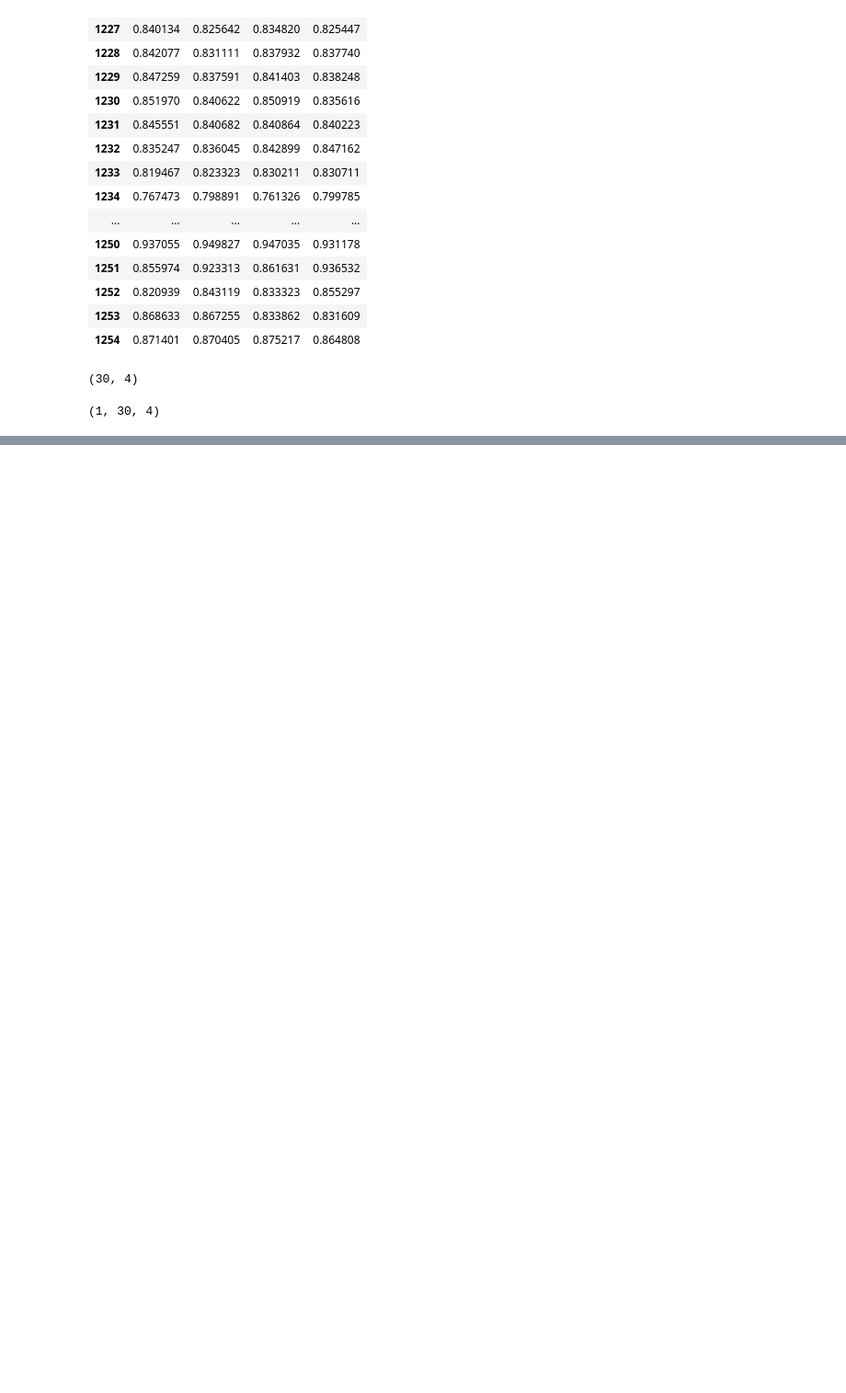
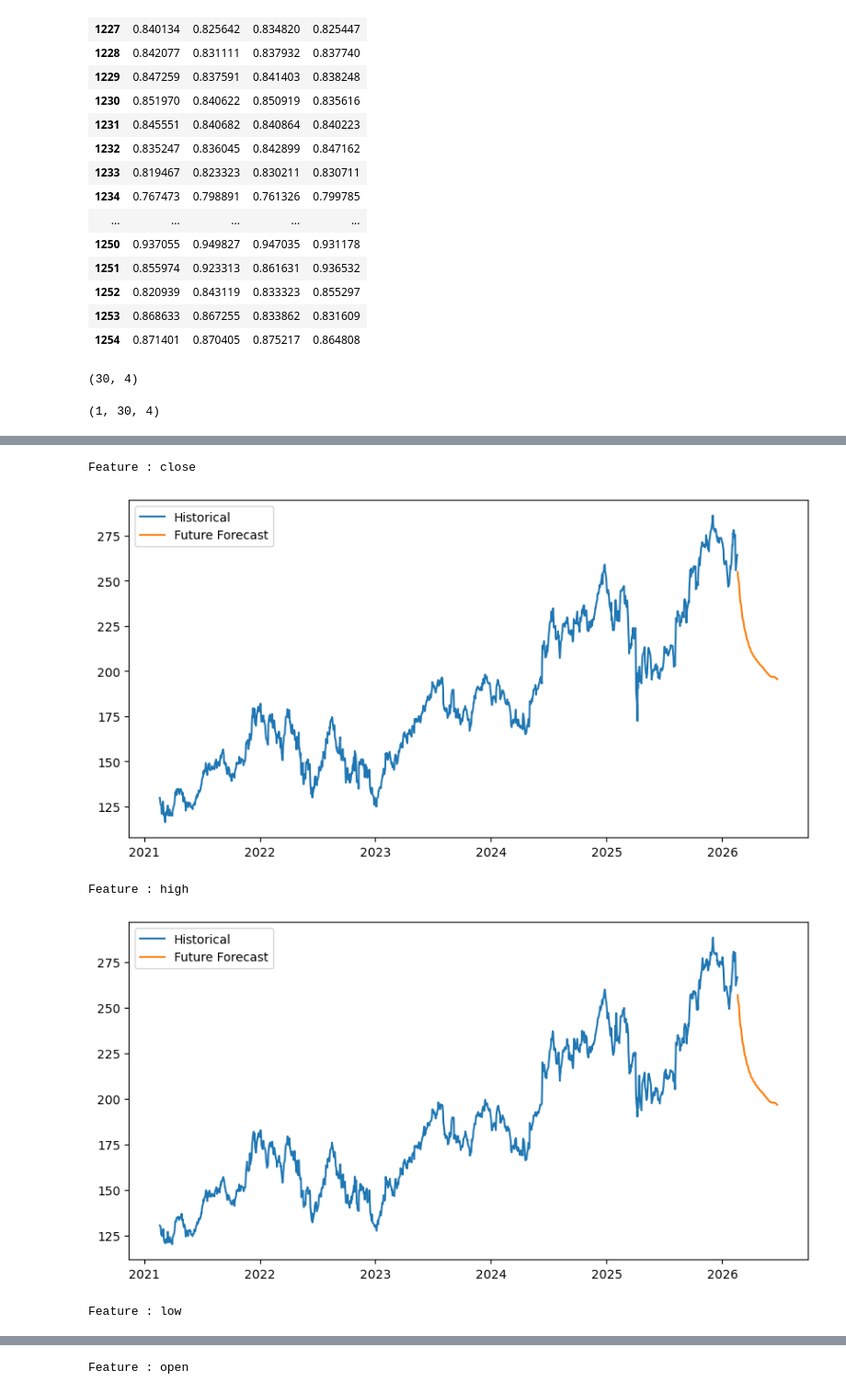
Before and after one commit to utsav87589/LSTM---Stock-price-prediction, a Jupyter notebook: v1/notebooks/many_to_many.ipynb, the cells around one changed output, grey strips where cells are left out. Shown at 92% size. Cells and saved outputs as stored; diff of their text form; code cells hidden in the pictures; blank space fills up the shorter version.

```diff
--- a/v1/notebooks/many_to_many.ipynb
+++ b/v1/notebooks/many_to_many.ipynb
@@ -418,0 +530,5 @@ for i in range (0, 4) :
+# %%
+### modifying the shape
+last_sequence_90 = np.array(last_sequence_90)
+last_sequence_90 = np.expand_dims(last_sequence_90, axis = 0)
+last_sequence_90.shape
@@ -418,0 +537,4 @@ for i in range (0, 4) :
+# %%
+### predicting the next 90 days forecast
+future_pred_90 = gen_future_prices(df, window_size_90, last_sequence_90, model = model)
+future_pred_90
@@ -418,0 +559,4 @@ for i in range (0, 4) :
+# %%
+### inverse scaling the generated forecast
+future_pred_90 = scaler.inverse_transform(future_pred_90)
+future_pred_90
@@ -418,0 +581,4 @@ for i in range (0, 4) :
+# %%
+### generating the futture dates (last date index remain the same though)
+future_dates_90 = gen_future_dates(last_date, window_size_90)
+future_dates_90
@@ -418,0 +603,9 @@ for i in range (0, 4) :
+# %%
+### plotting the graphs
+gen_future_price_graphs(df, df_copy, features_to_target, future_dates_90, future_pred_90)
+# %% [output]
+Feature : close
+[figure, added]
+Feature : high
+[figure, added]
+Feature : low
@@ -418,0 +613 @@ for i in range (0, 4) :
+Feature : open
```
Also changed, not shown: parts of 37 cells of this notebook.
